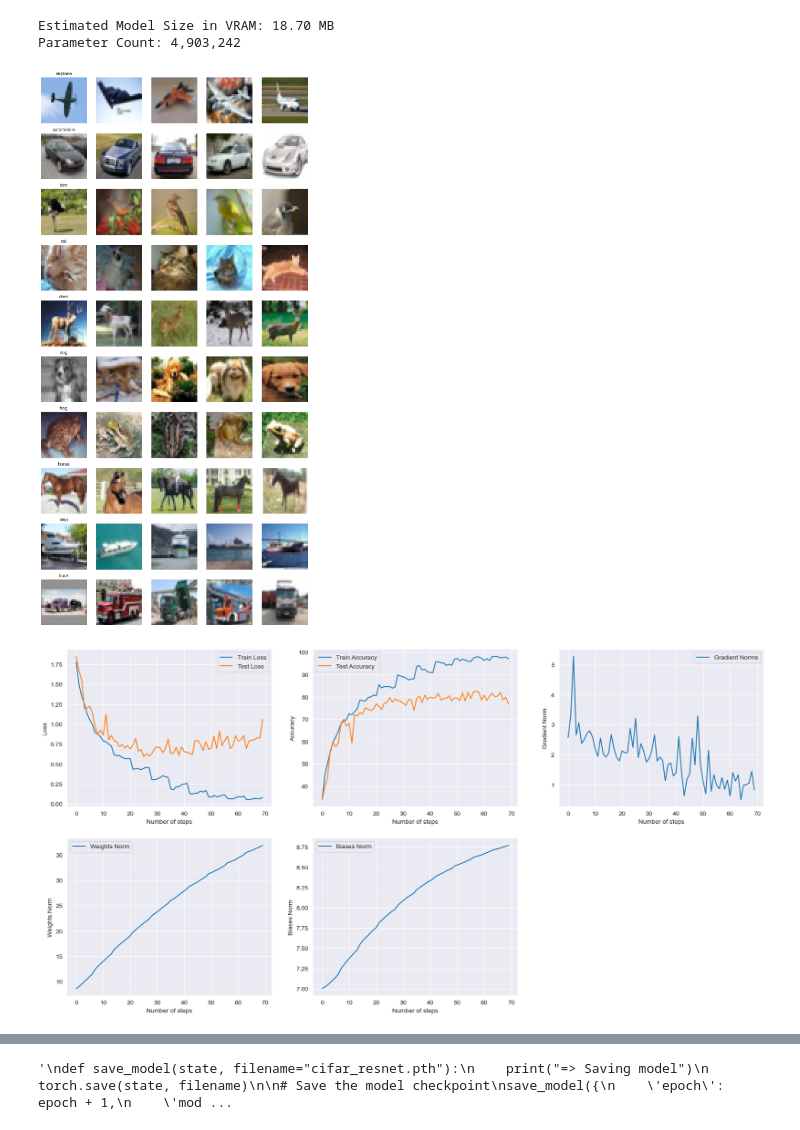
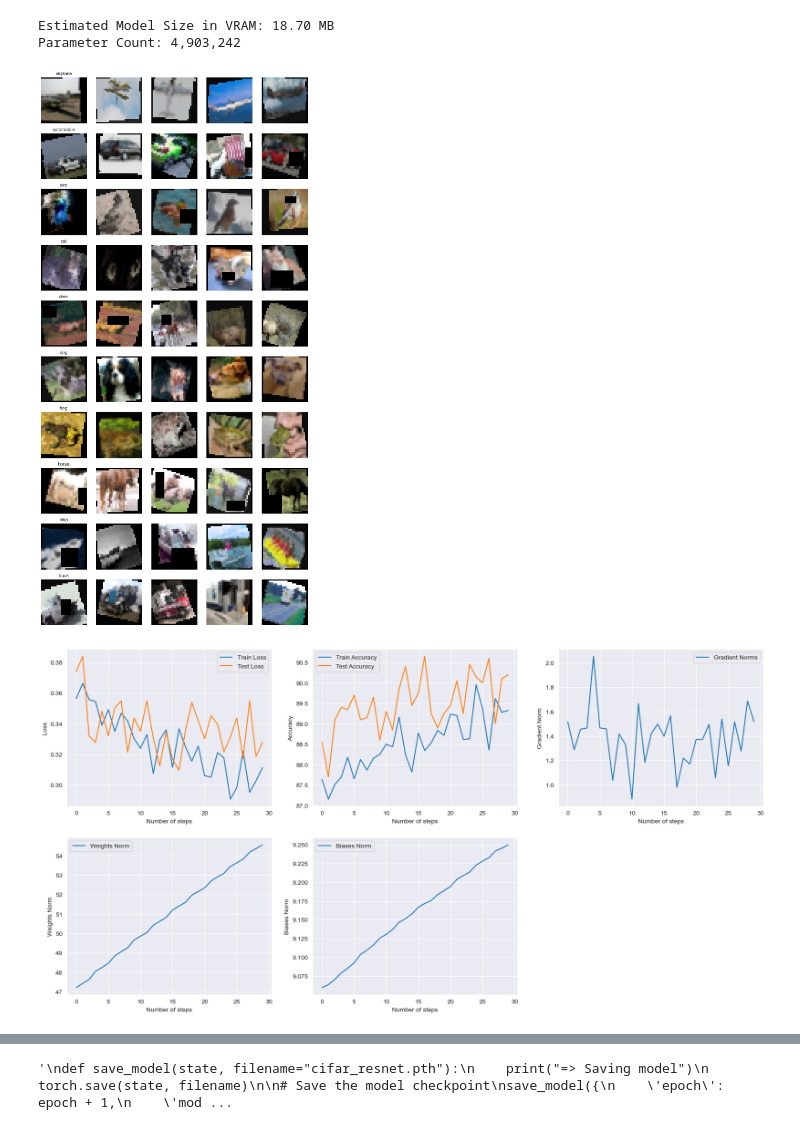
Before and after one commit to Looyyd/PytorchPractice, a Jupyter notebook: notebooks/cifar_classification.ipynb, the cells around one changed output, grey strips where cells are left out. Drawn from its saved outputs; the diff is of its cells as text; code cells hidden in the pictures.

Commit message:
better results with medium data augmentation

```diff
--- a/notebooks/cifar_classification.ipynb
+++ b/notebooks/cifar_classification.ipynb
@@ -198,7 +198,7 @@ Parameter Count: 4,903,242
 # %%
 # Hyperparameters
 num_epochs = 10
-batch_size = 64
+batch_size = 128#64
 learning_rate = 0.001
 # %%
 class CustomCIFAR10Dataset(Dataset):
@@ -224,6 +224,7 @@ class CustomCIFAR10Dataset(Dataset):
         return image, label
 
 # Transformations for the training set
+"""
 train_transform = transforms.Compose([
     transforms.RandomCrop(32, padding=4),  # Random crop with padding
     transforms.RandomHorizontalFlip(),     # Random horizontal flip
@@ -231,6 +232,37 @@ train_transform = transforms.Compose([
     transforms.ColorJitter(brightness=0.2, contrast=0.2, saturation=0.2),  # Random color jitter
     transforms.ToTensor(),                 # Convert to tensor
     transforms.Normalize((0.5, 0.5, 0.5), (0.5, 0.5, 0.5))  # Normalize
+])
+"""
+# trying more augmentations:
+"""
+train_transform = transforms.Compose([
+    transforms.RandomCrop(32, padding=4),
+    transforms.RandomHorizontalFlip(),
+    transforms.RandomRotation(30),  # Increased range
+    transforms.RandomAffine(degrees=0, translate=(0.1, 0.1), scale=(0.9, 1.1), shear=10),
+    transforms.ColorJitter(brightness=0.3, contrast=0.3, saturation=0.3, hue=0.1),  # More aggressive jitter
+    transforms.RandomPerspective(distortion_scale=0.2, p=0.5),
+    transforms.ToTensor(),
+    transforms.RandomErasing(p=0.5, scale=(0.02, 0.25), ratio=(0.3, 3.3), value=0),
+    transforms.Normalize((0.5, 0.5, 0.5), (0.5, 0.5, 0.5))
+])
+"""
+# tryin in between:
+train_transform = transforms.Compose([
+    transforms.RandomCrop(32, padding=4),  # Keep the random crop with padding
+    transforms.RandomHorizontalFlip(),     # Keep the random horizontal flip
+    transforms.RandomRotation(22),         # Midway rotation range
+    # Replace RandomAffine with a more moderate adjustment
+    transforms.RandomAffine(degrees=0, translate=(0.05, 0.05), scale=(0.95, 1.05), shear=5),
+    # Slightly less aggressive color jitter than the second set, more than the first
+    transforms.ColorJitter(brightness=0.25, contrast=0.25, saturation=0.25, hue=0.05),
+    # Use RandomPerspective with a reduced effect
+    transforms.RandomPerspective(distortion_scale=0.1, p=0.5),
+    transforms.ToTensor(),
+    # Optional: Include RandomErasing with adjusted parameters
+    transforms.RandomErasing(p=0.3, scale=(0.02, 0.2), ratio=(0.3, 3.3), value=0),
+    transforms.Normalize((0.5, 0.5, 0.5), (0.5, 0.5, 0.5))
 ])
 
 # Transformations - Adjust as needed
@@ -281,7 +313,7 @@ for i, class_name in enumerate(classes):
 plt.tight_layout()
 plt.show()
 # %% [output]
-[figure, old version]
+[figure, new version]
 # %%
 # Loss and optimizer
 criterion = nn.CrossEntropyLoss()
@@ -298,7 +330,7 @@ weights_norms = []
 biases_norms = []
 
 # Select a random subset for test evaluation to save computation
-num_test_samples = 1000  # Adjust as needed
+num_test_samples = 2000  # Adjust as needed
 subset_indices = random.sample(range(len(test_dataset)), num_test_samples)
 test_subset = Subset(test_dataset, subset_indices)
 test_subset_loader = DataLoader(test_subset, batch_size=batch_size, shuffle=False)
@@ -379,31 +411,32 @@ for epoch in range(num_epochs):
             plt.ylabel('Accuracy')
             plt.legend()
             plt.subplot(2, 3, 3)
             plt.plot(gradient_norms, label='Gradient Norms')
             plt.xlabel('Number of steps')
             plt.ylabel('Gradient Norm')
             plt.legend()
             plt.subplot(2, 3, 4)
             plt.plot(weights_norms, label='Weights Norm')
             plt.xlabel('Number of steps')
             plt.ylabel('Weights Norm')
             plt.legend()
             plt.subplot(2, 3, 5)
             plt.plot(biases_norms, label='Biases Norm')
             plt.xlabel('Number of steps')
             plt.ylabel('Biases Norm')
             plt.legend()
             plt.show()
             print(f'Epoch [{epoch+1}/{num_epochs}], Step [{i+1}/{len(train_loader)}], Loss: {loss.item():.4f}')
 
             # Reset running metrics for the next 100 steps
             running_loss = 0.0
             correct = 0
             total = 0
             model.train()
 
 
 
+
 print("Training finished.")
 # %% [output]
-[figure, old version]
+[figure, new version]
```
Also changed, not shown: parts of 6 cells of this notebook.
